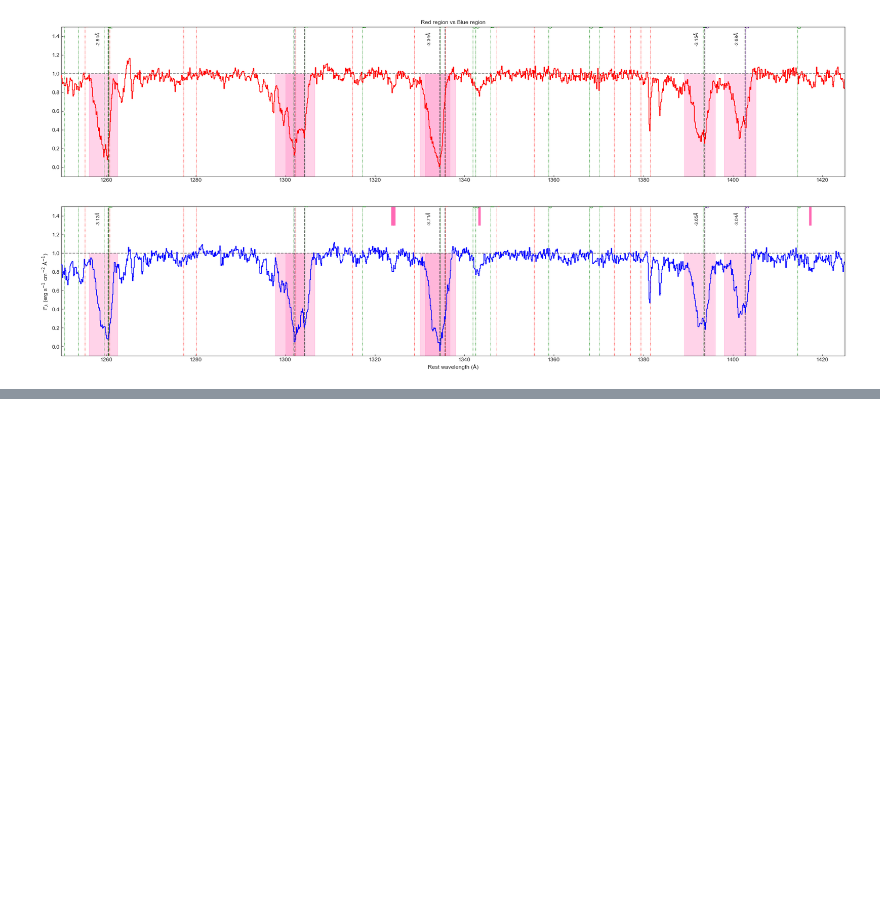
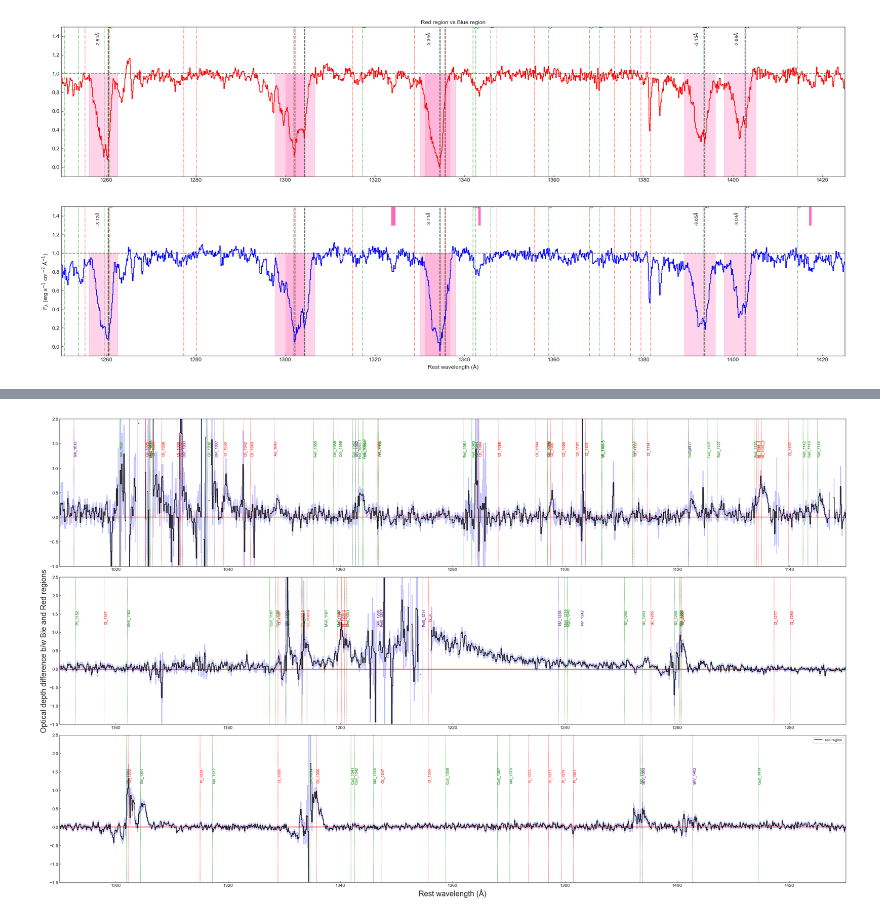
Before and after one commit to pyaritra/J1059, a Jupyter notebook: improved_spec.ipynb, the cells around one changed output, grey strips where cells are left out. Cells and saved outputs as stored; diff of their text form; code cells hidden in the pictures; blank space fills up the shorter version.

```diff
--- a/improved_spec.ipynb
+++ b/improved_spec.ipynb
@@ -488,0 +492,41 @@ EW for ('SiIV_1402', 1402.77) is 2.294 +/- 0.029 Angstrom
+# %%
+import warnings
+warnings.filterwarnings("ignore", category=RuntimeWarning)
+od_r = np.log(1/rnorm.value)
+od_b = np.log(1/bnorm.value)
+od_r_err = rnorm_err.value/rnorm.value
+od_b_err = bnorm_err.value/bnorm.value
+od_err = np.sqrt(od_r_err**2 + od_b_err**2)
+
+fig = plt.figure(figsize=(30, 18),
+#                  dpi=900
+                )
+ax1 = plt.subplot(311)
+ax1.plot(nwavelength, od_b-od_r, drawstyle="steps-mid", color = 'black', zorder=3, label = 'red region')
+ax1.fill_between(nwavelength, od_b-od_r-od_err, od_b-od_r+od_err, step='mid', color=ap0color, alpha =0.2)
+ax1.axhline(y=0, color='red', ls = '-')
+# ax1.set_yscale('log')
+ax1.axis([1010,1150,-1,2])
+
+ax2 = plt.subplot(312)
+ax2.plot(nwavelength, od_b-od_r, drawstyle="steps-mid", color = 'black', zorder=3, label = 'red region')
+ax2.fill_between(nwavelength, od_b-od_r-od_err, od_b-od_r+od_err, step='mid', color=ap0color, alpha =0.2)
+ax2.axhline(y=0, color='red', ls = '-')
+ax2.axis([1150,1290,-1.5,2.5])
+
+ax3 = plt.subplot(313)
+ax3.plot(nwavelength, od_b-od_r, drawstyle="steps-mid", color = 'black', zorder=3, label = 'red region')
+ax3.fill_between(nwavelength, od_b-od_r-od_err, od_b-od_r+od_err, step='mid', color=ap0color, alpha =0.2)
+ax3.axhline(y=0, color='red', ls = '-')
+ax3.axis([1290,1430,-1.5,2.5])
+
+
+plot_lines(ax1,ax2,ax3,1.4,'y')
+plt.xlabel("Rest wavelength (Å)", fontsize=20)
+ax2.set_ylabel("Optical depth difference b/w Ble and Red regions", fontsize=20)
+plt.tight_layout()
+plt.legend()
+plt.savefig('diff_line_optdepth.png')
+plt.show()
+# %% [output]
+[figure, added]
```
Also changed, not shown: parts of 15 cells of this notebook.
